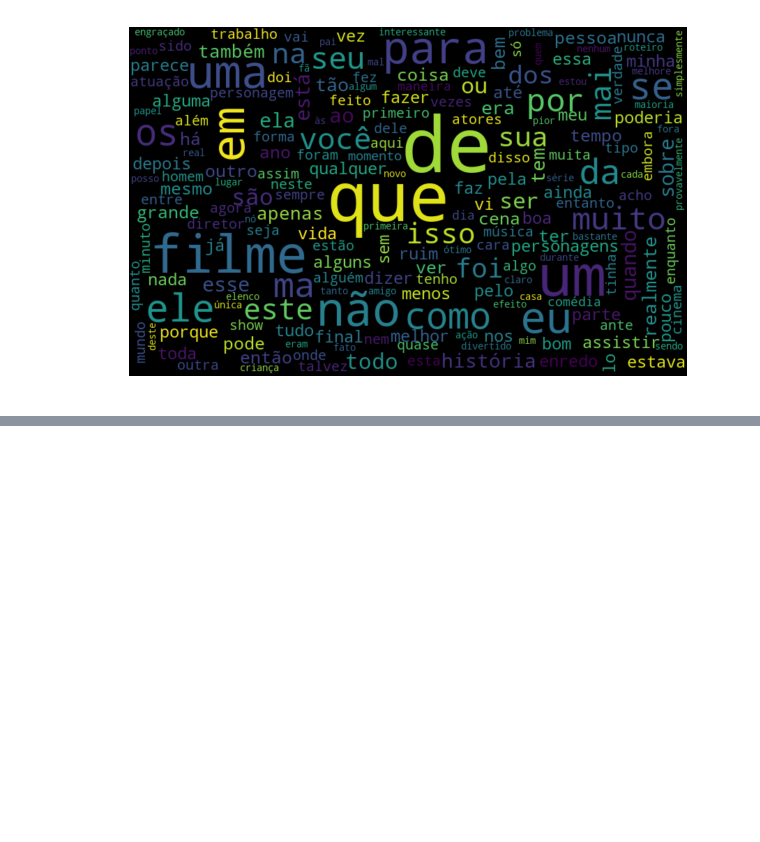
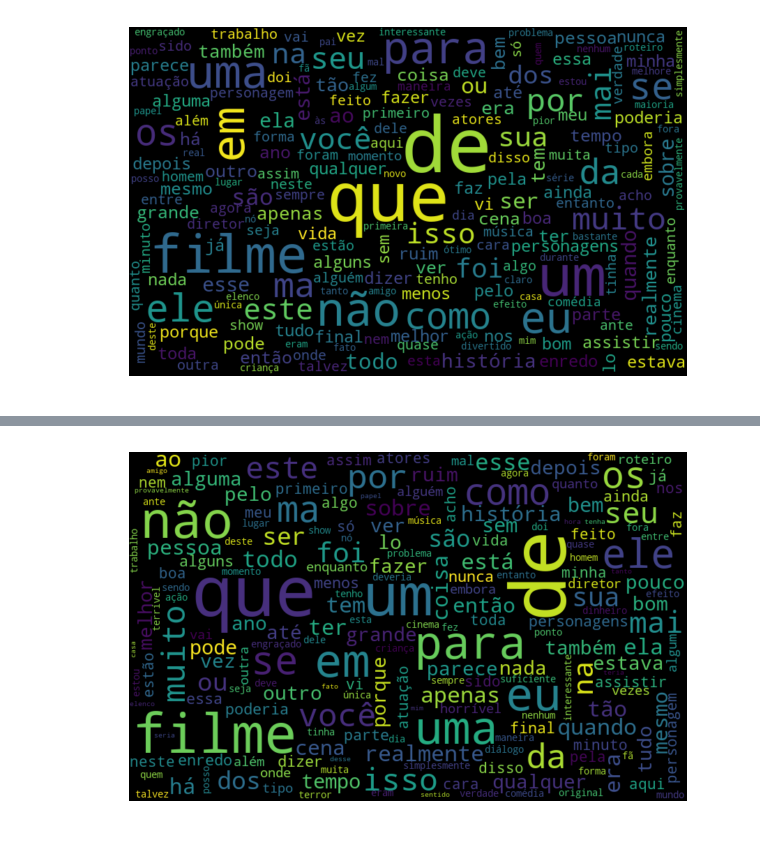
Before and after one commit to lsandrade/alura-ml, a Jupyter notebook: NLP.ipynb, the cells around one changed output, grey strips where cells are left out. Drawn from its saved outputs; the diff is of its cells as text; code cells hidden in the pictures; blank space fills up the shorter version.

```diff
--- a/NLP.ipynb
+++ b/NLP.ipynb
@@ -205,0 +228,5 @@ plt.show()
+# %%
+# negativas
+gera_word_cloud(gera_todas_palavras(negativas))
+# %% [output]
+[figure, added]
```
Also changed, not shown: parts of 4 cells of this notebook.
